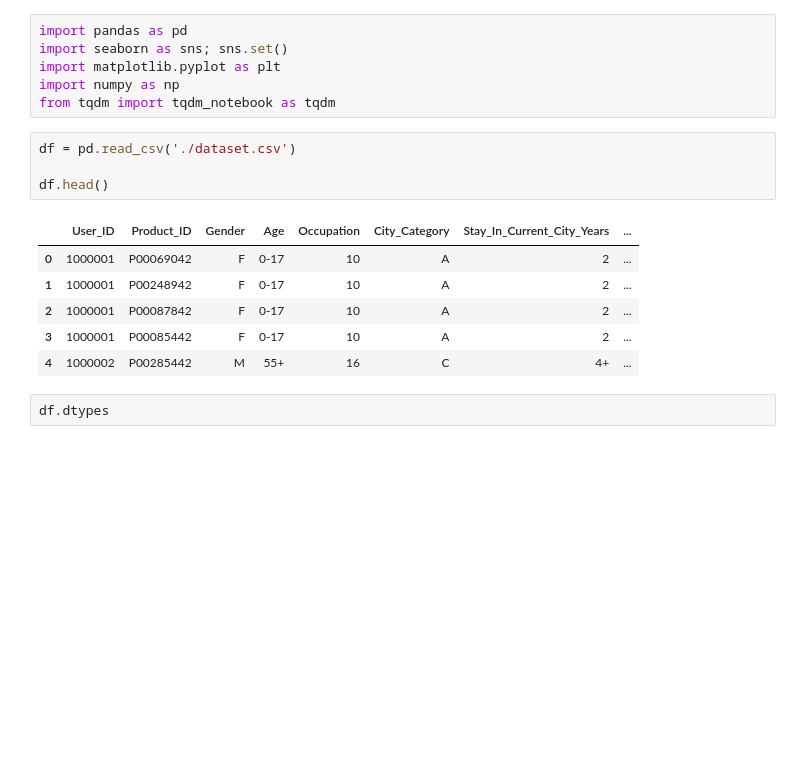
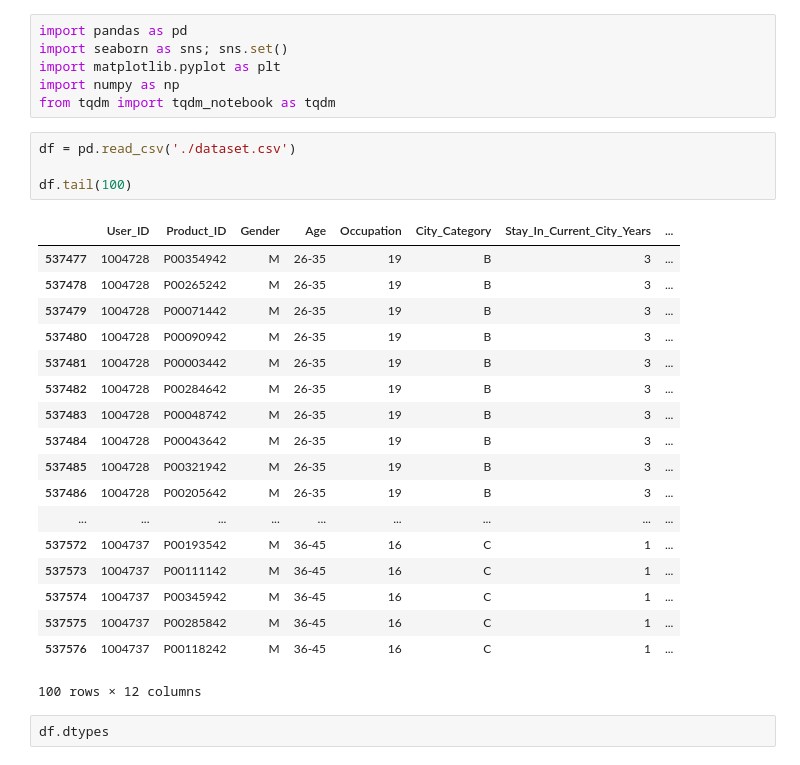
Before and after one commit to danousna/black_friday, a Jupyter notebook: sex_knn.ipynb, the cells around one changed output. Cells and saved outputs as stored; diff of their text form; blank space fills up the shorter version.

```diff
--- a/sex_knn.ipynb
+++ b/sex_knn.ipynb
@@ -11,14 +15,26 @@ from tqdm import tqdm_notebook as tqdm
 # %%
 df = pd.read_csv('./dataset.csv')
 
-df.head()
+df.tail(100)
 # %% [output]
 |  | User_ID | Product_ID | Gender | Age | Occupation | City_Category | Stay_In_Current_City_Years | ... |
-| 0 | 1000001 | P00069042 | F | 0-17 | 10 | A | 2 | ... |
-| 1 | 1000001 | P00248942 | F | 0-17 | 10 | A | 2 | ... |
-| 2 | 1000001 | P00087842 | F | 0-17 | 10 | A | 2 | ... |
-| 3 | 1000001 | P00085442 | F | 0-17 | 10 | A | 2 | ... |
-| 4 | 1000002 | P00285442 | M | 55+ | 16 | C | 4+ | ... |
+| 537477 | 1004728 | P00354942 | M | 26-35 | 19 | B | 3 | ... |
+| 537478 | 1004728 | P00265242 | M | 26-35 | 19 | B | 3 | ... |
+| 537479 | 1004728 | P00071442 | M | 26-35 | 19 | B | 3 | ... |
+| 537480 | 1004728 | P00090942 | M | 26-35 | 19 | B | 3 | ... |
+| 537481 | 1004728 | P00003442 | M | 26-35 | 19 | B | 3 | ... |
+| 537482 | 1004728 | P00284642 | M | 26-35 | 19 | B | 3 | ... |
+| 537483 | 1004728 | P00048742 | M | 26-35 | 19 | B | 3 | ... |
+| 537484 | 1004728 | P00043642 | M | 26-35 | 19 | B | 3 | ... |
+| 537485 | 1004728 | P00321942 | M | 26-35 | 19 | B | 3 | ... |
+| 537486 | 1004728 | P00205642 | M | 26-35 | 19 | B | 3 | ... |
+| ... | ... | ... | ... | ... | ... | ... | ... | ... |
+| 537572 | 1004737 | P00193542 | M | 36-45 | 16 | C | 1 | ... |
+| 537573 | 1004737 | P00111142 | M | 36-45 | 16 | C | 1 | ... |
+| 537574 | 1004737 | P00345942 | M | 36-45 | 16 | C | 1 | ... |
+| 537575 | 1004737 | P00285842 | M | 36-45 | 16 | C | 1 | ... |
+| 537576 | 1004737 | P00118242 | M | 36-45 | 16 | C | 1 | ... |
+100 rows × 12 columns
 # %%
 df.dtypes
 # %% [output]
```
Also changed, not shown: parts of 23 cells of this notebook, 2 other files.
